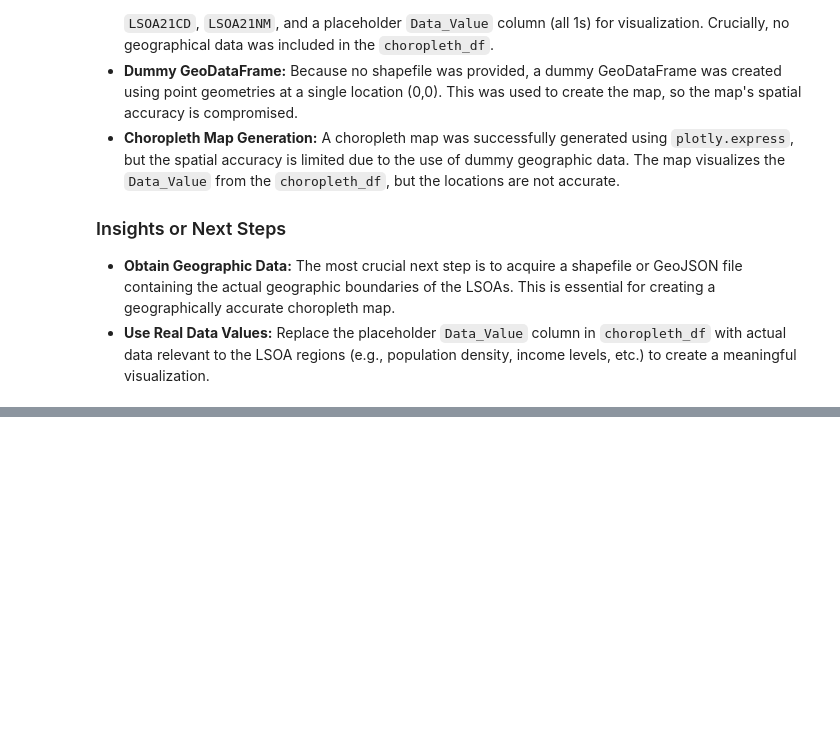
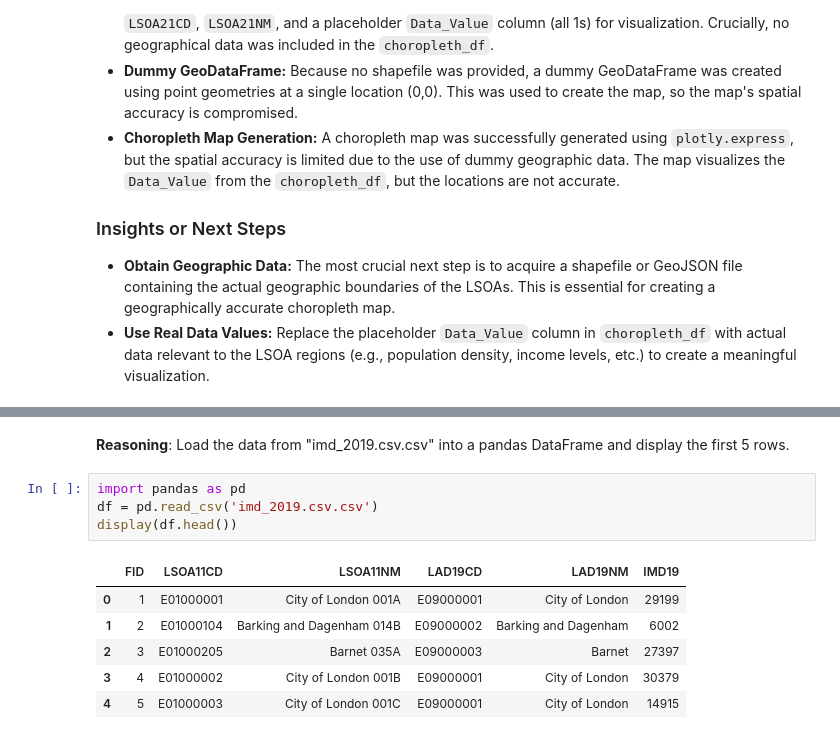
Before and after one commit to deeptanghosh02/GEOG5990M_Deeptanshu-Ghosh, a Jupyter notebook: Untitled7.ipynb, the cells around one changed output, grey strips where cells are left out. Cells and saved outputs as stored; diff of their text form; blank space fills up the shorter version.

```diff
--- a/Untitled7.ipynb
+++ b/Untitled7.ipynb
@@ -716,0 +751,14 @@ No questions were explicitly asked in the provided text. However, the overall go
+# %% [markdown]
+**Reasoning**:
+Load the data from "imd_2019.csv.csv" into a pandas DataFrame and display the first 5 rows.
+# %%
+import pandas as pd
+df = pd.read_csv('imd_2019.csv.csv')
+display(df.head())
+# %% [output]
+|  | FID | LSOA11CD | LSOA11NM | LAD19CD | LAD19NM | IMD19 |
+| 0 | 1 | E01000001 | City of London 001A | E09000001 | City of London | 29199 |
+| 1 | 2 | E01000104 | Barking and Dagenham 014B | E09000002 | Barking and Dagenham | 6002 |
+| 2 | 3 | E01000205 | Barnet 035A | E09000003 | Barnet | 27397 |
+| 3 | 4 | E01000002 | City of London 001B | E09000001 | City of London | 30379 |
+| 4 | 5 | E01000003 | City of London 001C | E09000001 | City of London | 14915 |
```
Also changed, not shown: parts of 7 cells of this notebook.
